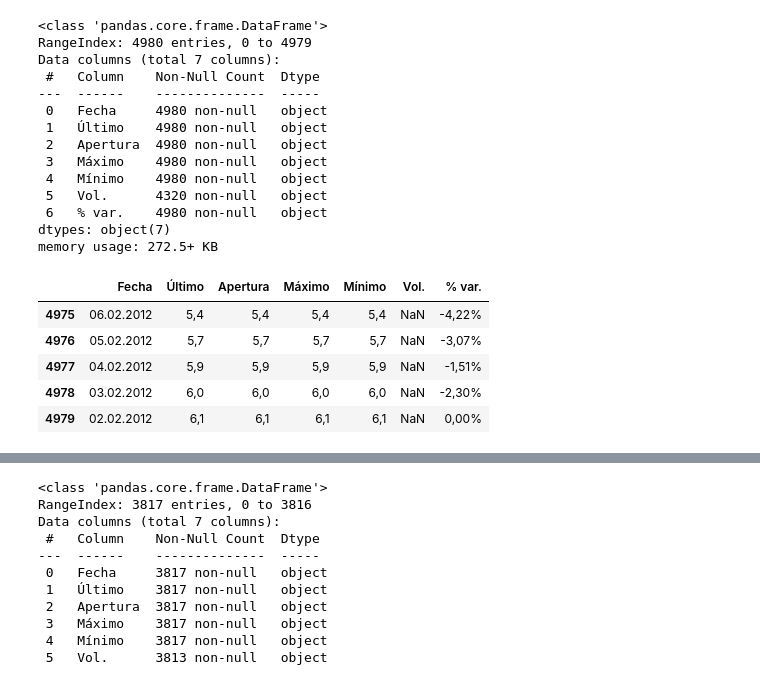
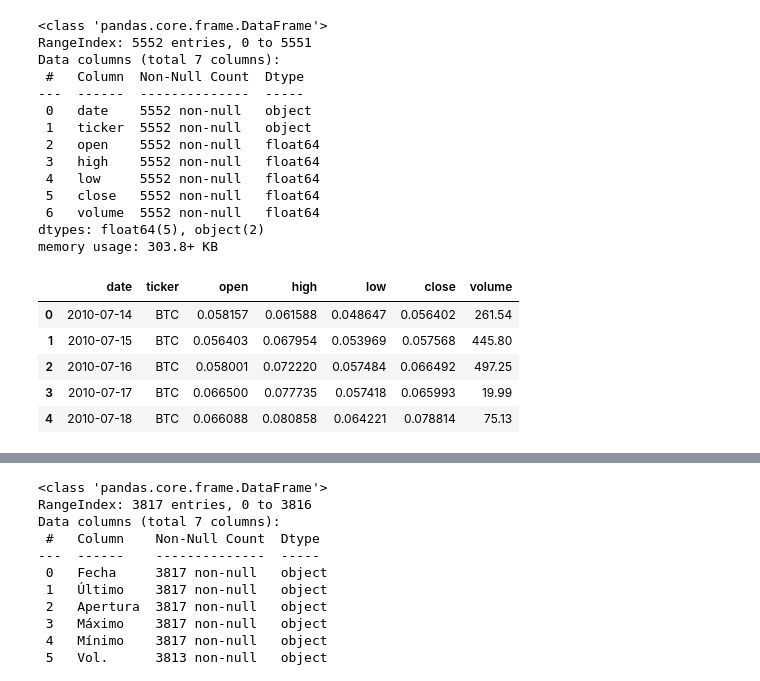
Before and after one commit to sergiomorosecilla/Proyecto-final, a Jupyter notebook: Data_sets/merge&clean.ipynb, the cells around one changed output, grey strips where cells are left out. Saved outputs shown, nothing was run; the diff lists cells and outputs as text; code cells hidden in the pictures.

```diff
--- a/Data_sets/merge&clean.ipynb
+++ b/Data_sets/merge&clean.ipynb
@@ -3,29 +3,28 @@ import pandas as pd
 
 pd.set_option('display.max_columns', None)
 # %%
-df_btc = pd.read_csv('datos_BTC_USD.csv')
+df_btc = pd.read_csv('BTC.csv')
 
 df_btc.info()
 df_btc.head()
-df_btc.tail()
 # %% [output]
 <class 'pandas.core.frame.DataFrame'>
-RangeIndex: 4980 entries, 0 to 4979
+RangeIndex: 5552 entries, 0 to 5551
 Data columns (total 7 columns):
- #   Column    Non-Null Count  Dtype
----  ------    --------------  -----
- 0   Fecha     4980 non-null   object
- 1   Último    4980 non-null   object
- 2   Apertura  4980 non-null   object
- 3   Máximo    4980 non-null   object
- 4   Mínimo    4980 non-null   object
- 5   Vol.      4320 non-null   object
- 6   % var.    4980 non-null   object
-dtypes: object(7)
-memory usage: 272.5+ KB
+ #   Column  Non-Null Count  Dtype
+---  ------  --------------  -----
+ 0   date    5552 non-null   object
+ 1   ticker  5552 non-null   object
+ 2   open    5552 non-null   float64
+ 3   high    5552 non-null   float64
+ 4   low     5552 non-null   float64
+ 5   close   5552 non-null   float64
+ 6   volume  5552 non-null   float64
+dtypes: float64(5), object(2)
+memory usage: 303.8+ KB
-|  | Fecha | Último | Apertura | Máximo | Mínimo | Vol. | % var. |
-| 4975 | 06.02.2012 | 5,4 | 5,4 | 5,4 | 5,4 | NaN | -4,22% |
-| 4976 | 05.02.2012 | 5,7 | 5,7 | 5,7 | 5,7 | NaN | -3,07% |
-| 4977 | 04.02.2012 | 5,9 | 5,9 | 5,9 | 5,9 | NaN | -1,51% |
-| 4978 | 03.02.2012 | 6,0 | 6,0 | 6,0 | 6,0 | NaN | -2,30% |
-| 4979 | 02.02.2012 | 6,1 | 6,1 | 6,1 | 6,1 | NaN | 0,00% |
+|  | date | ticker | open | high | low | close | volume |
+| 0 | 2010-07-14 | BTC | 0.058157 | 0.061588 | 0.048647 | 0.056402 | 261.54 |
+| 1 | 2010-07-15 | BTC | 0.056403 | 0.067954 | 0.053969 | 0.057568 | 445.80 |
+| 2 | 2010-07-16 | BTC | 0.058001 | 0.072220 | 0.057484 | 0.066492 | 497.25 |
+| 3 | 2010-07-17 | BTC | 0.066500 | 0.077735 | 0.057418 | 0.065993 | 19.99 |
+| 4 | 2010-07-18 | BTC | 0.066088 | 0.080858 | 0.064221 | 0.078814 | 75.13 |
```
Also changed, not shown: parts of 7 cells of this notebook, 5 other files.
